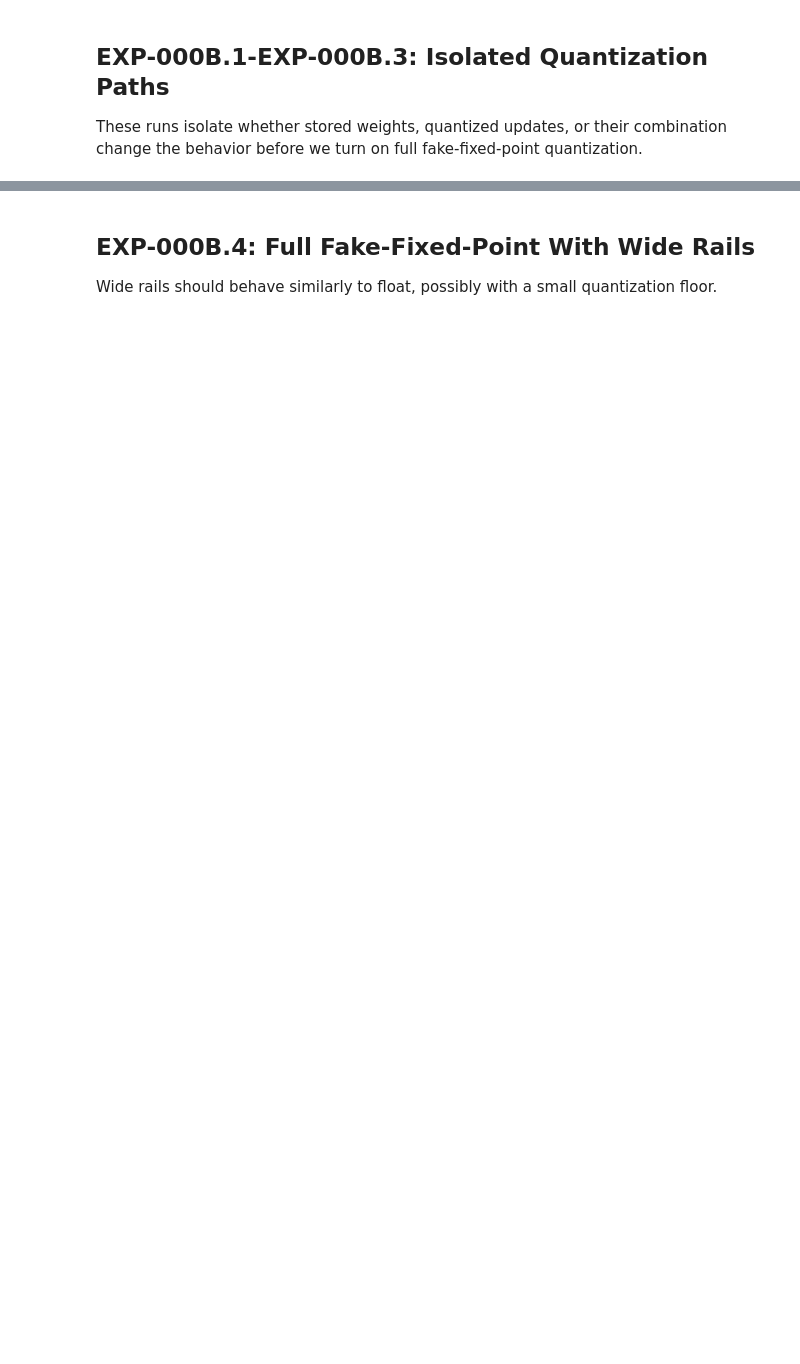
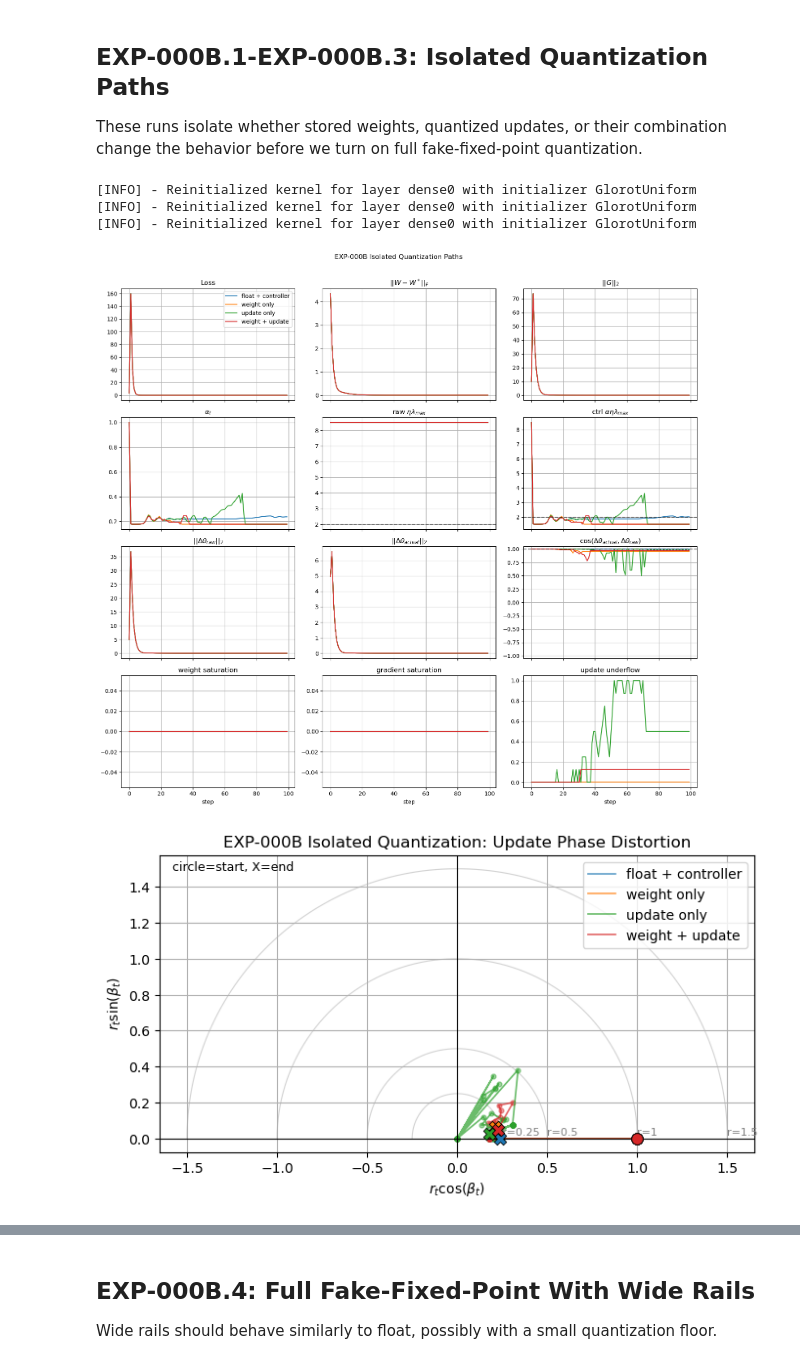
Before and after one commit to manuelblancovalentin/kappa_budgeting, a Jupyter notebook: workspace/ablations/exp_000_global_throttle_sanity/notebooks/exp_000b_global_throttle_qfx_lin1.ipynb, the cells around one changed output, grey strips where cells are left out. Drawn from its saved outputs; the diff is of its cells as text; code cells hidden in the pictures; blank space fills up the shorter version.

```diff
--- a/workspace/ablations/exp_000_global_throttle_sanity/notebooks/exp_000b_global_throttle_qfx_lin1.ipynb
+++ b/workspace/ablations/exp_000_global_throttle_sanity/notebooks/exp_000b_global_throttle_qfx_lin1.ipynb
@@ -330,19 +396,25 @@ These runs isolate whether stored weights, quantized updates, or their combinati
 # %%
 isolated_runs = [
     float_run,
-    run_warmup_then_drift("weight only", make_precision_map("weight_only"), use_controller=True),
-    run_warmup_then_drift("update only", make_precision_map("update_only"), use_controller=True),
-    run_warmup_then_drift("weight + update", make_precision_map("weight_update"), use_controller=True),
+    run_warmup_then_drift("weight only", make_precision_map("weight_only"), controller_enabled=True),
+    run_warmup_then_drift("update only", make_precision_map("update_only"), controller_enabled=True),
+    run_warmup_then_drift("weight + update", make_precision_map("weight_update"), controller_enabled=True),
 ]
 
 plot_drift_comparison(
     isolated_runs,
     "EXP-000B Isolated Quantization Paths",
     "exp_000b_isolated_quantization_paths.png",
 )
 
 plot_update_phase(
     isolated_runs,
     "EXP-000B Isolated Quantization: Update Phase Distortion",
     "exp_000b_isolated_quantization_phase.png",
 )
+# %% [output]
+[INFO] - Reinitialized kernel for layer dense0 with initializer GlorotUniform
+[INFO] - Reinitialized kernel for layer dense0 with initializer GlorotUniform
+[INFO] - Reinitialized kernel for layer dense0 with initializer GlorotUniform
+[figure, added]
+[figure, added]
```
Also changed, not shown: parts of 10 cells of this notebook, 8 other files.
